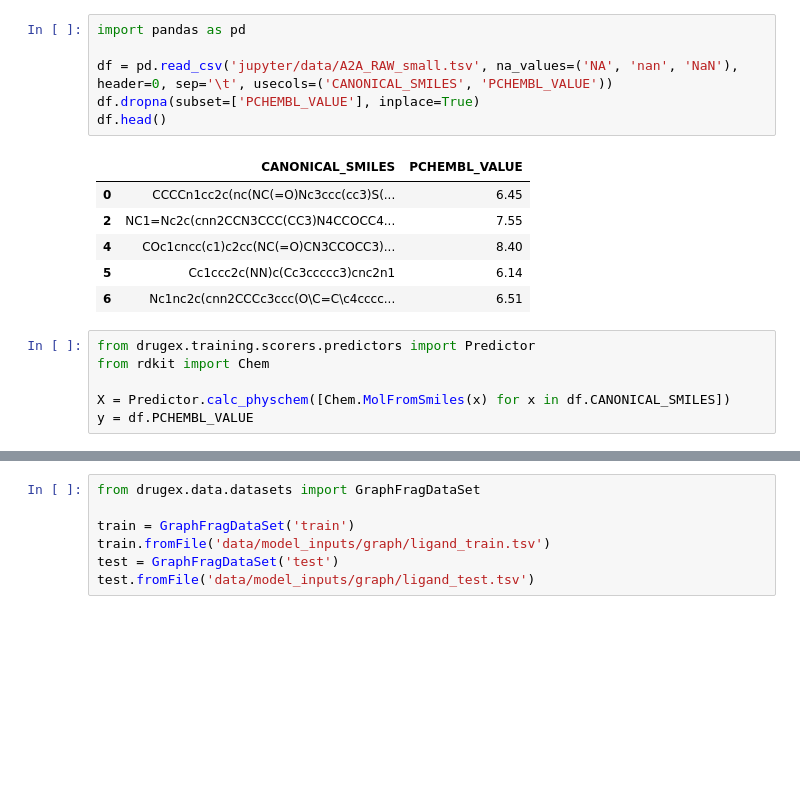
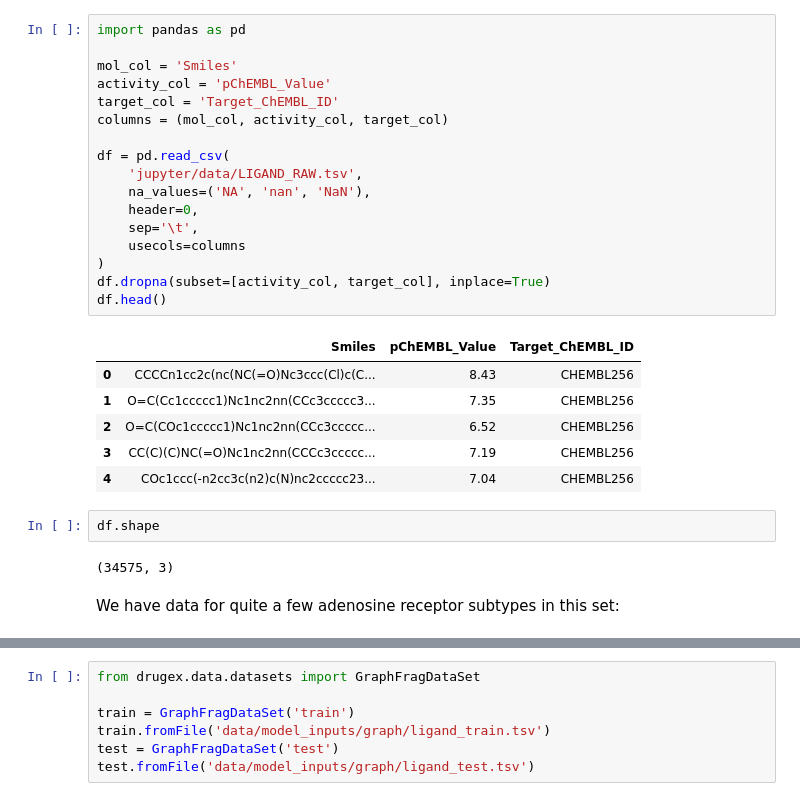
Before and after one commit to CDDLeiden/DrugEx, a Jupyter notebook: tutorial/rl_optimization.ipynb, the cells around one changed output, grey strips where cells are left out. Saved outputs shown, nothing was run; the diff lists cells and outputs as text; blank space fills up the shorter version.

```diff
--- a/tutorial/rl_optimization.ipynb
+++ b/tutorial/rl_optimization.ipynb
@@ -1,19 +10,30 @@
 # %%
 import pandas as pd
 
-df = pd.read_csv('jupyter/data/A2A_RAW_small.tsv', na_values=('NA', 'nan', 'NaN'), header=0, sep='\t', usecols=('CANONICAL_SMILES', 'PCHEMBL_VALUE'))
-df.dropna(subset=['PCHEMBL_VALUE'], inplace=True)
+mol_col = 'Smiles'
+activity_col = 'pChEMBL_Value'
+target_col = 'Target_ChEMBL_ID'
+columns = (mol_col, activity_col, target_col)
+
+df = pd.read_csv(
+    'jupyter/data/LIGAND_RAW.tsv',
+    na_values=('NA', 'nan', 'NaN'),
+    header=0,
+    sep='\t',
+    usecols=columns
+)
+df.dropna(subset=[activity_col, target_col], inplace=True)
 df.head()
 # %% [output]
-|  | CANONICAL_SMILES | PCHEMBL_VALUE |
-| 0 | CCCCn1cc2c(nc(NC(=O)Nc3ccc(cc3)S(... | 6.45 |
-| 2 | NC1=Nc2c(cnn2CCN3CCC(CC3)N4CCOCC4... | 7.55 |
-| 4 | COc1cncc(c1)c2cc(NC(=O)CN3CCOCC3)... | 8.40 |
-| 5 | Cc1ccc2c(NN)c(Cc3ccccc3)cnc2n1 | 6.14 |
-| 6 | Nc1nc2c(cnn2CCCc3ccc(O\C=C\c4cccc... | 6.51 |
+|  | Smiles | pChEMBL_Value | Target_ChEMBL_ID |
+| 0 | CCCCn1cc2c(nc(NC(=O)Nc3ccc(Cl)c(C... | 8.43 | CHEMBL256 |
+| 1 | O=C(Cc1ccccc1)Nc1nc2nn(CCc3ccccc3... | 7.35 | CHEMBL256 |
+| 2 | O=C(COc1ccccc1)Nc1nc2nn(CCc3ccccc... | 6.52 | CHEMBL256 |
+| 3 | CC(C)(C)NC(=O)Nc1nc2nn(CCCc3ccccc... | 7.19 | CHEMBL256 |
+| 4 | COc1ccc(-n2cc3c(n2)c(N)nc2ccccc23... | 7.04 | CHEMBL256 |
-# %%
-from drugex.training.scorers.predictors import Predictor
-from rdkit import Chem
-
-X = Predictor.calc_physchem([Chem.MolFromSmiles(x) for x in df.CANONICAL_SMILES])
-y = df.PCHEMBL_VALUE
+# %%
+df.shape
+# %% [output]
+(34575, 3)
+# %% [markdown]
+We have data for quite a few adenosine receptor subtypes in this set:
```
Also changed, not shown: parts of 36 cells of this notebook.
